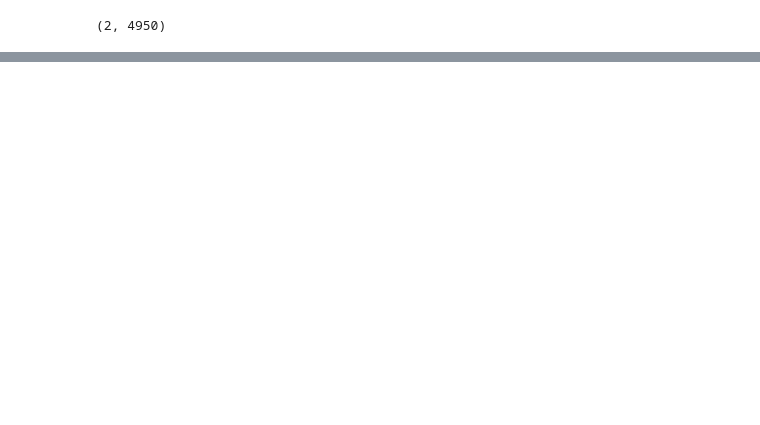
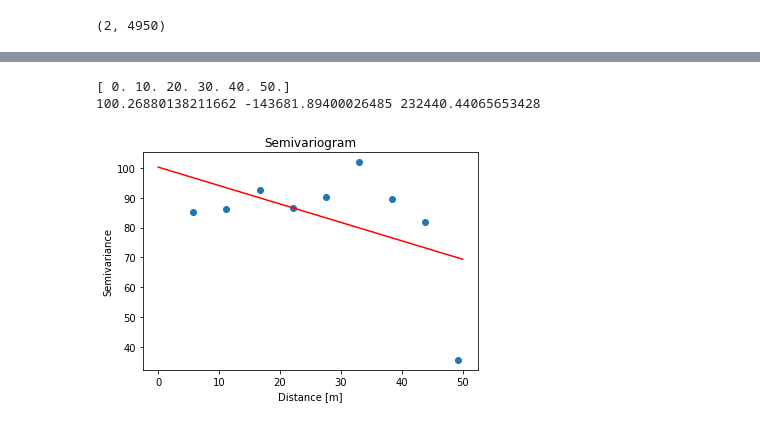
Before and after one commit to ryuya-ko/LDAT_LS_2019, a Jupyter notebook: code/python/variogram_test.ipynb, the cells around one changed output, grey strips where cells are left out. Cells and saved outputs as stored; diff of their text form; code cells hidden in the pictures; blank space fills up the shorter version.

```diff
--- a/code/python/variogram_test.ipynb
+++ b/code/python/variogram_test.ipynb
@@ -264,0 +366,8 @@ plt.show()
+# %%
+e_vario2 = emp_variogram(vario, 5)
+# %%
+test_param, test_res, test_fig = choose_model(e_vario2)
+# %% [output]
+[ 0. 10. 20. 30. 40. 50.]
+100.26880138211662 -143681.89400026485 232440.44065653428
+[figure, added]
```
Also changed, not shown: parts of 44 cells of this notebook, 5 other files.
